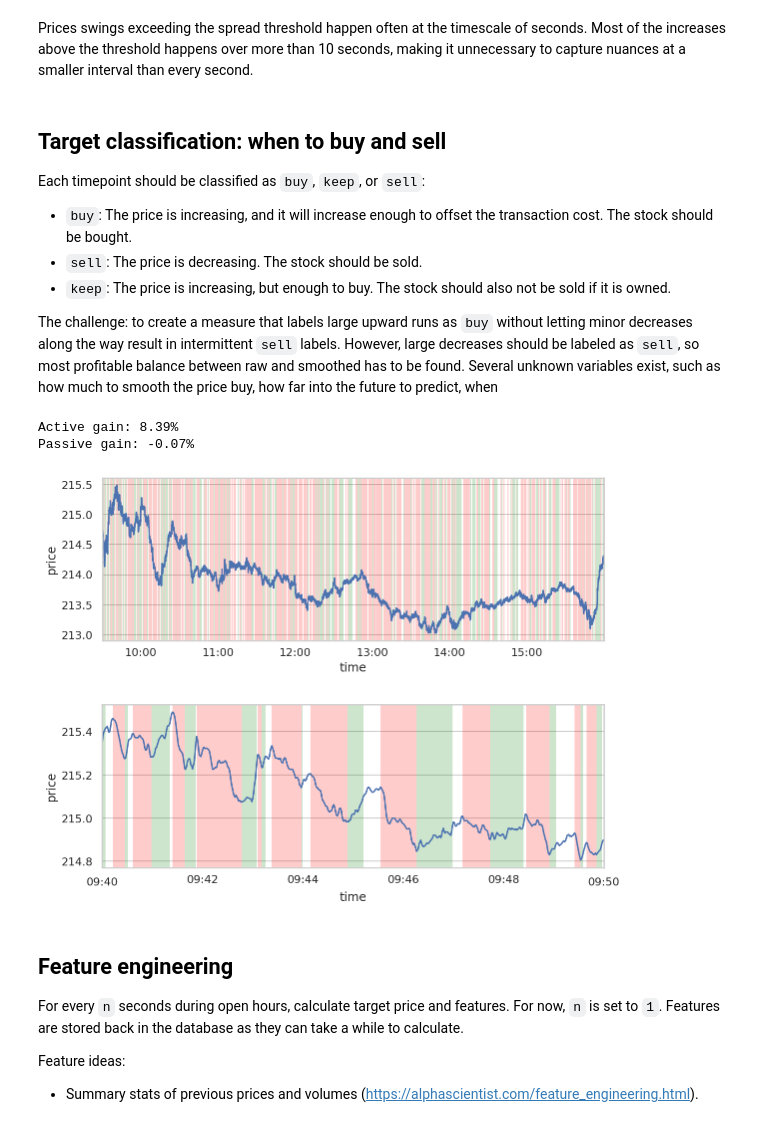
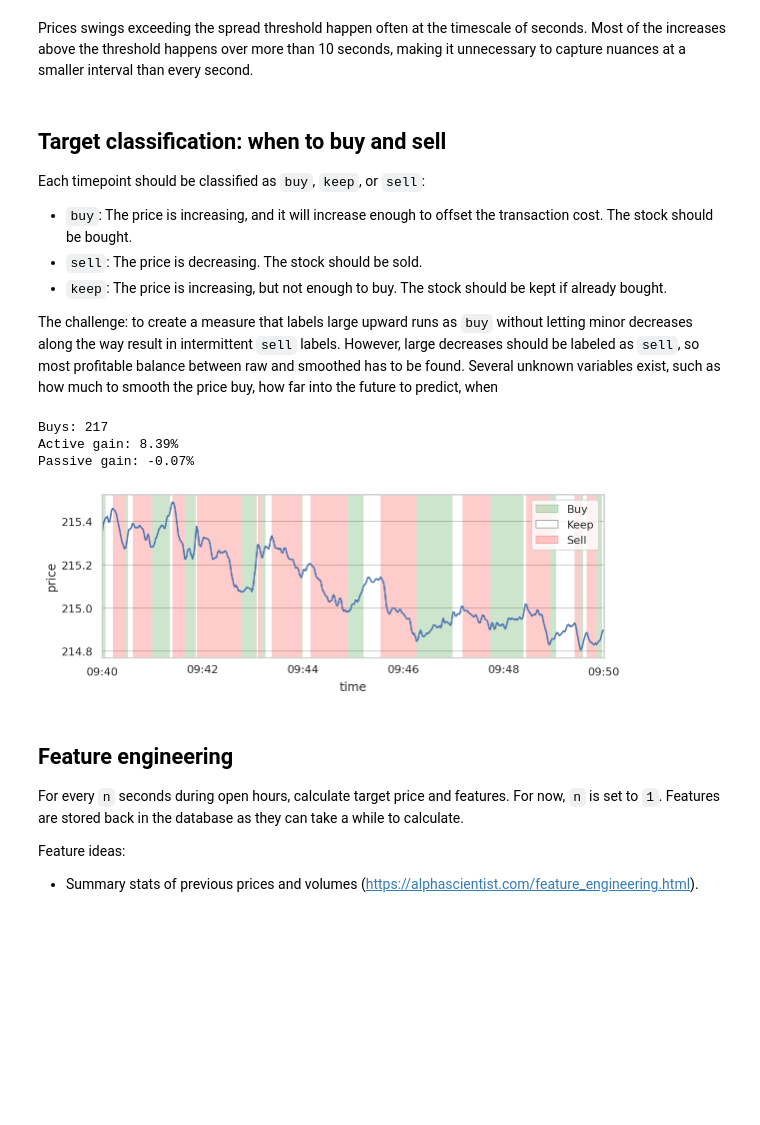
Before and after one commit to dwitvliet/project-stock-trading, a Jupyter notebook: stock_prediction.ipynb, the cells around one changed output. Saved outputs shown, nothing was run; the diff lists cells and outputs as text; code cells hidden in the pictures; blank space fills up the shorter version.

Commit message:
Beautified output sell-buy analysis

```diff
--- a/stock_prediction.ipynb
+++ b/stock_prediction.ipynb
@@ -169,47 +169,45 @@ Each timepoint should be classified as `buy`, `keep`, or `sell`:
 
 - `buy`: The price is increasing, and it will increase enough to offset the transaction cost. The stock should be bought.
 - `sell`: The price is decreasing. The stock should be sold.
-- `keep`: The price is increasing, but enough to buy. The stock should also not be sold if it is owned.
+- `keep`: The price is increasing, but not enough to buy. The stock should be kept if already bought.
 
 The challenge: to create a measure that labels large upward runs as `buy` without letting minor decreases along the way result in intermittent `sell` labels. However, large decreases should be labeled as `sell`, so most profitable balance between raw and smoothed has to be found. Several unknown variables exist, such as how much to smooth the price buy, how far into the future to predict, when
 # %%
 periods_to_smooth_price =  3
 gain_threshold = 0.05
 
 trades = data.get_trades('MSFT', '2020-12-07')
 
 # Calculate price per second.
 price = descriptive_stats.weighted_mean(
     trades, 'price', weights='volume', groupby=pd.Grouper(key='time', freq='1S')
 ) \
     .fillna(method='ffill') \
+    .rolling(periods_to_smooth_price).mean() \
+    .between_time('9:30', '16:00', include_end=False) \
     .to_frame()
-
-# Smooth price to reduce noise.
-price['raw'] = price['price']
-price['price'] = price['price'].rolling(periods_to_smooth_price).mean()
-price = price.between_time('9:30', '16:00', include_end=False)
 
 # Label long ups as buy, and long downs as sell.
 price['prediction'] = buy_or_sell.label_timeseries(
     price['price'], gain_threshold
 )
 
 # Check hypothetic gains.
 profits = buy_or_sell.profits(
     price['price'], price['prediction'], buy_cost=gain_threshold
 )
+print(f'Buys: {profits["total_buys"]}')
 print(f'Active gain: {profits["active_gain"]*100:.2f}%')
 print(f'Passive gain: {profits["passive_gain"]*100:.2f}%')
 
 # Plot result.
-buy_or_sell.plot_timeseries(price, 'price')
+# buy_or_sell.plot_timeseries(price, 'price')
 buy_or_sell.plot_timeseries(price.between_time('9:40', '9:50'), 'price')
 # %% [output]
+Buys: 217
 Active gain: 8.39%
 Passive gain: -0.07%
-[figure, old version]
+[figure, new version]
-[figure, removed]
 # %% [markdown]
 ## Feature engineering
 
```
Also changed, not shown: 1 other file.
